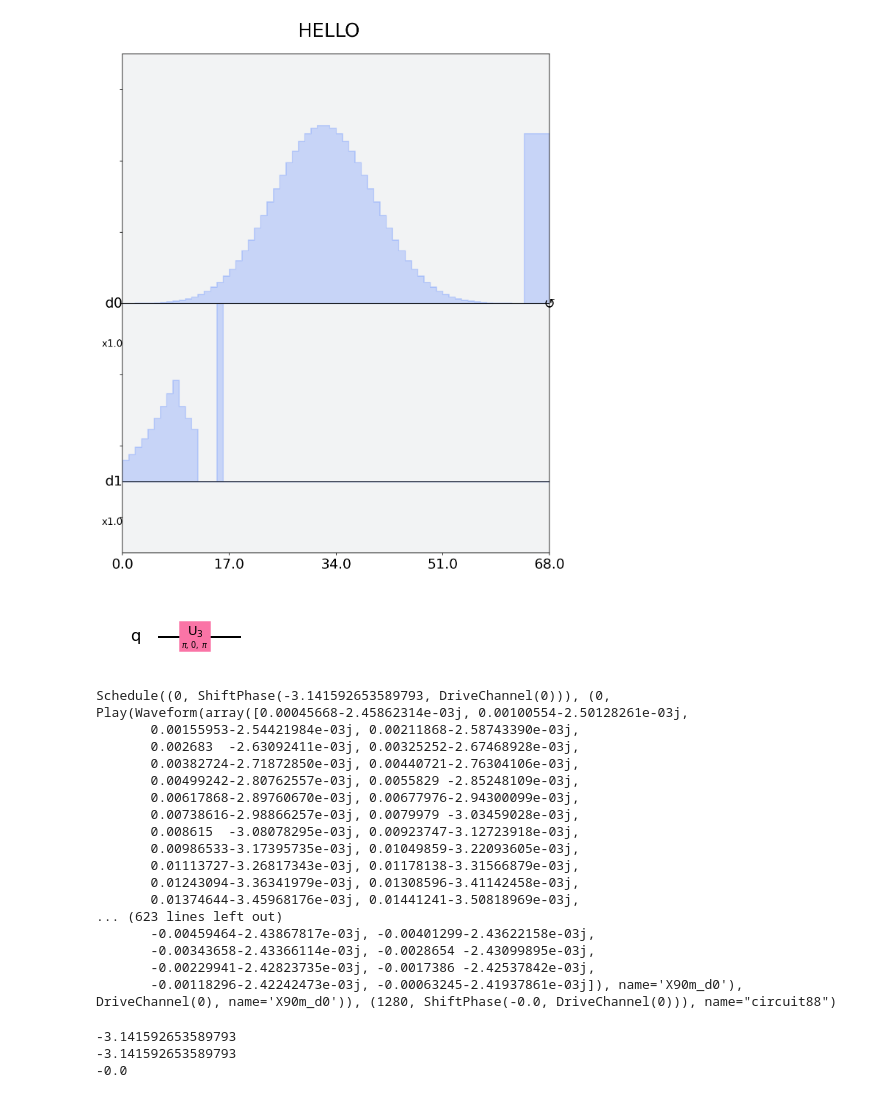
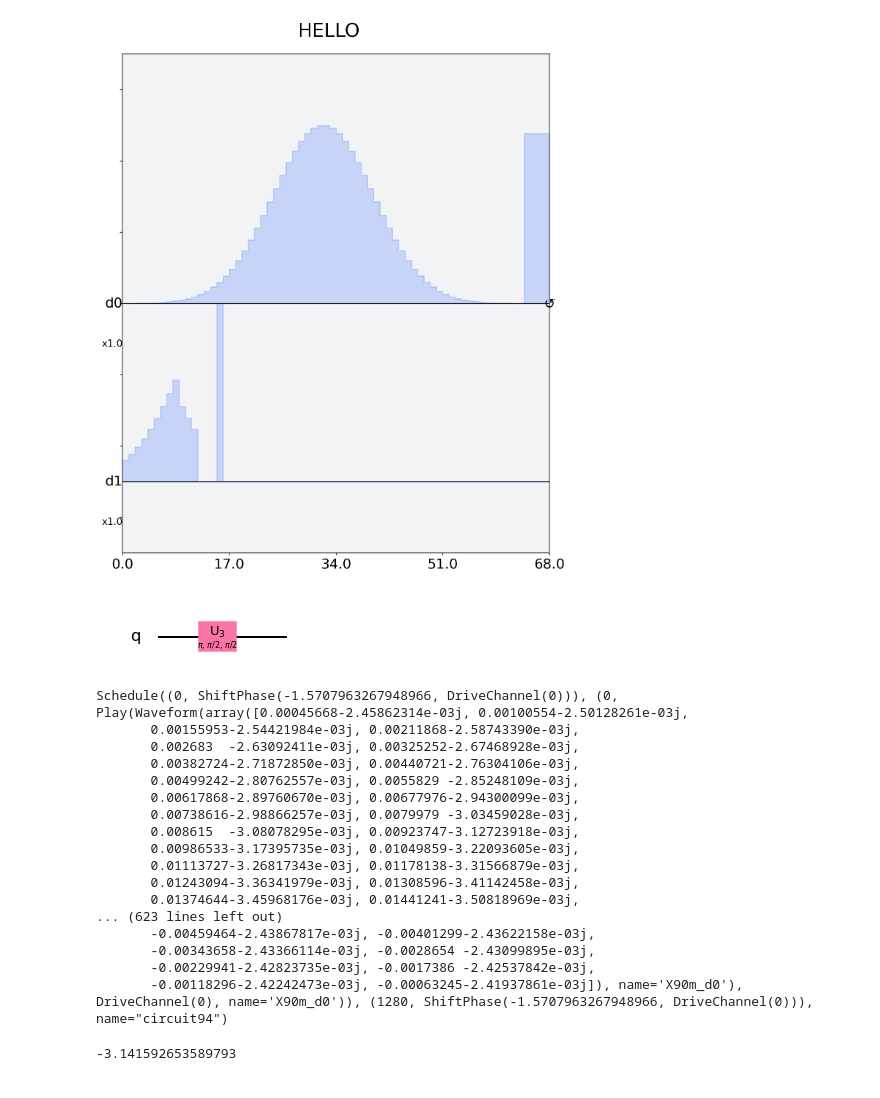
Before and after one commit to adgt/pulsemaker, a Jupyter notebook: general-playground/pulse_sandbox.ipynb, the cells around one changed output. Cells and saved outputs as stored; diff of their text form; code cells hidden in the pictures.

```diff
--- a/general-playground/pulse_sandbox.ipynb
+++ b/general-playground/pulse_sandbox.ipynb
@@ -7,8 +7,8 @@ from qiskit.pulse.macros import measure_all
 from qiskit.test.mock import FakeArmonk, FakeAlmaden
 # %%
 circ = QuantumCircuit(2)
-#circ.h(0)
+circ.h(0)
 circ.cx(0,1)
-#circ.measure_all()
+circ.measure_all()
 circ.draw('mpl')
 # %% [output]
@@ -928,39 +928,41 @@ a.draw()
 # %%
 from qiskit import QuantumCircuit
 from qiskit import transpile, schedule as build_schedule
 from qiskit.test.mock import FakeArmonk, FakeAlmaden
 from qiskit.pulse import Play, SetFrequency, ShiftPhase
 
-gate_name = 'X'
+gate_name = 'Y'
 backend_name = 'Armonk'
 
 circuit = QuantumCircuit(1)
 if gate_name == 'X':
     circuit.x(0)
 if gate_name == 'Y':
     circuit.y(0)
 if gate_name == 'Z':
     circuit.z(0)
 if gate_name == 'H':
     circuit.h(0)
 
 if backend_name == 'Armonk':
     backend = FakeArmonk()
 elif backend_name == 'Almaden':
     backend = FakeAlmaden()
 else:
     '''TODO: There is no FakeCasablanca, so using FakeAlmaden for it right now'''
     backend = FakeAlmaden()
 
+
+
 trans_circuit = transpile(circuit, backend)
 trans_circuit.draw('mpl')
 # %% [output]
-[figure, old version]
+[figure, new version]
 # %%
 sch = build_schedule(trans_circuit, backend)
 sch
 # %% [output]
-Schedule((0, ShiftPhase(-3.141592653589793, DriveChannel(0))), (0, Play(Waveform(array([0.00045668-2.45862314e-03j, 0.00100554-2.50128261e-03j,
+Schedule((0, ShiftPhase(-1.5707963267948966, DriveChannel(0))), (0, Play(Waveform(array([0.00045668-2.45862314e-03j, 0.00100554-2.50128261e-03j,
        0.00155953-2.54421984e-03j, 0.00211868-2.58743390e-03j,
        0.002683  -2.63092411e-03j, 0.00325252-2.67468928e-03j,
        0.00382724-2.71872850e-03j, 0.00440721-2.76304106e-03j,
@@ -976,12 +978,10 @@ Schedule((0, ShiftPhase(-3.141592653589793, DriveChannel(0))), (0, Play(Waveform
        -0.00459464-2.43867817e-03j, -0.00401299-2.43622158e-03j,
        -0.00343658-2.43366114e-03j, -0.0028654 -2.43099895e-03j,
        -0.00229941-2.42823735e-03j, -0.0017386 -2.42537842e-03j,
-       -0.00118296-2.42242473e-03j, -0.00063245-2.41937861e-03j]), name='X90m_d0'), DriveChannel(0), name='X90m_d0')), (1280, ShiftPhase(-0.0, DriveChannel(0))), name="circuit88")
+       -0.00118296-2.42242473e-03j, -0.00063245-2.41937861e-03j]), name='X90m_d0'), DriveChannel(0), name='X90m_d0')), (1280, ShiftPhase(-1.5707963267948966, DriveChannel(0))), name="circuit94")
 # %%
 for start_time, instruction in sch.instructions:
     if isinstance(instruction, ShiftPhase):
         print(instruction.phase)
 # %% [output]
 -3.141592653589793
--3.141592653589793
--0.0
```
Also changed, not shown: parts of 3 cells of this notebook, 6 other files.
